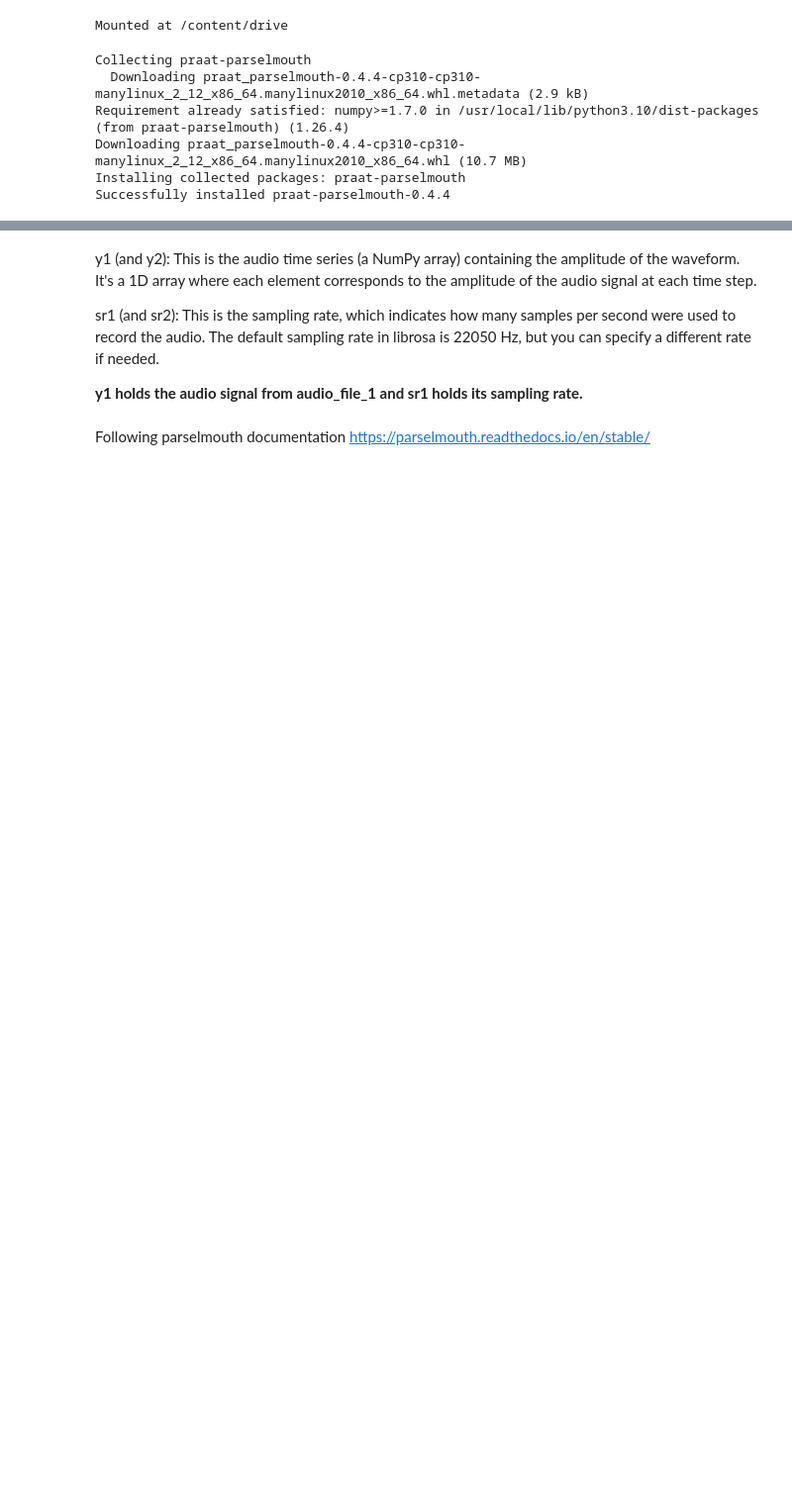
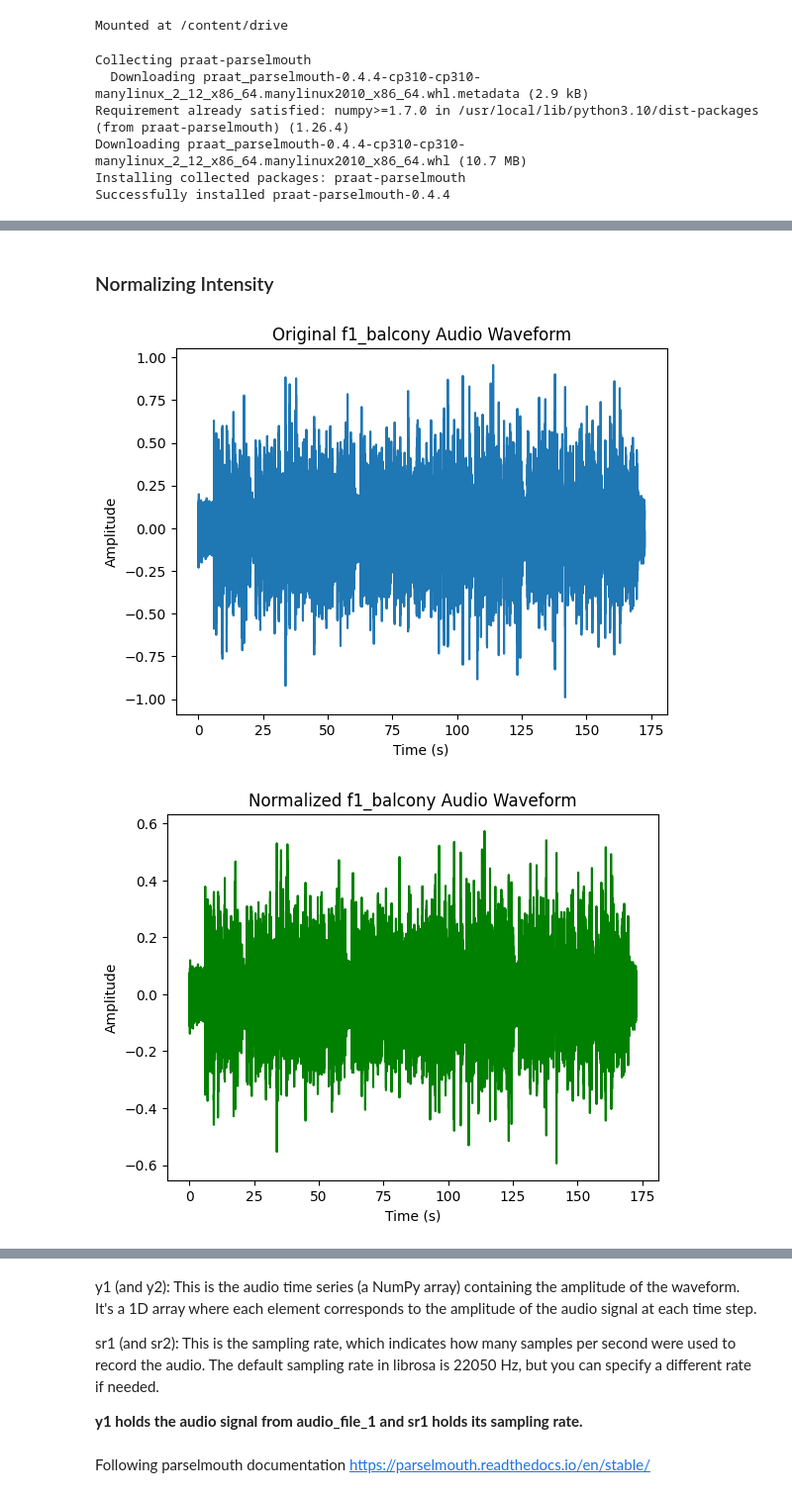
Before and after one commit to shreyakakachery/daps-subset, a Jupyter notebook: DAPS.ipynb, the cells around one changed output, grey strips where cells are left out. Shown at 99% size. Drawn from its saved outputs; the diff is of its cells as text; code cells hidden in the pictures; blank space fills up the shorter version.

Commit message:
normalization using praat-parselmouth

```diff
--- a/DAPS.ipynb
+++ b/DAPS.ipynb
@@ -38,9 +28,9 @@ import os
 # %%
 # Audio file pathss
-f1_path = '/content/drive/My Drive/DAPS/DAPS-subset/f/f10_script1.wav'
-f2_path = '/content/drive/My Drive/DAPS/DAPS-subset/f10/f10_script2.wav'
-m1_path = '/content/drive/My Drive/DAPS/DAPS-subset/m10/m10_script1.wav'
-m2_path = '/content/drive/My Drive/DAPS/DAPS-subset/m10/m10_script2.wav'
-f1_balcony_path = '/content/drive/My Drive/DAPS/DAPS-subset/f10/f10_script1_balcony.wav' # to test normalisation
+f1_path = '/content/drive/My Drive/DAPS/DAPS-subset/f1/f1_script1.wav'
+f2_path = '/content/drive/My Drive/DAPS/DAPS-subset/f1/f1_script2.wav'
+m1_path = '/content/drive/My Drive/DAPS/DAPS-subset/m1/m1_script1.wav'
+m2_path = '/content/drive/My Drive/DAPS/DAPS-subset/m1/m1_script2.wav'
+f1_b_path = '/content/drive/My Drive/DAPS/DAPS-subset/f1/f1_script1_balcony.wav' # to test normalisation
 
 ## need a better way to load data since I'll be working with >2 participants
@@ -46,0 +45,41 @@ f1_balcony_path = '/content/drive/My Drive/DAPS/DAPS-subset/f10/f10_script1_balc
+# %% [markdown]
+### Normalizing Intensity
+# %%
+## in this method we plot the original, normalize,a nd then plot normalized
+## but when you normalize first and then plot original and normalized, they look
+## the same because p-p changes the loaded audio file! so make sure to save a copy (?)
+## QQ. is there a better way to do this?
+
+# Load the audio file
+f1_b = parselmouth.Sound(f1_b_path)
+
+# Plot original sound waveform
+plt.figure()
+plt.plot(f1_b.xs(), f1_b.values.T, label="Original f1_balcony Audio")
+plt.title("Original f1_balcony Audio Waveform")
+plt.xlabel("Time (s)")
+plt.ylabel("Amplitude")
+plt.show()
+
+# Normalize the audio (intensity adjustment)
+def normalize_audio(f1_b, target_level_dB=70):
+    # Normalize intensity to a given dB level
+    f1_b.scale_intensity(target_level_dB)
+    return f1_b
+
+# Normalize to a target level (e.g., 70 dB)
+normalized_f1_b = normalize_audio(f1_b, target_level_dB=70)
+
+# Plot normalized sound waveform
+plt.figure()
+plt.plot(normalized_f1_b.xs(), normalized_f1_b.values.T, label="Normalized f1_balcony Audio", color="green")
+plt.title("Normalized f1_balcony Audio Waveform")
+plt.xlabel("Time (s)")
+plt.ylabel("Amplitude")
+plt.show()
+
+# Save the normalized sound if needed
+# normalized_sound.save("normalized_audio.wav", "WAV")
+# %% [output]
+[figure, added]
+[figure, added]
```
Also changed, not shown: parts of 10 cells of this notebook.
